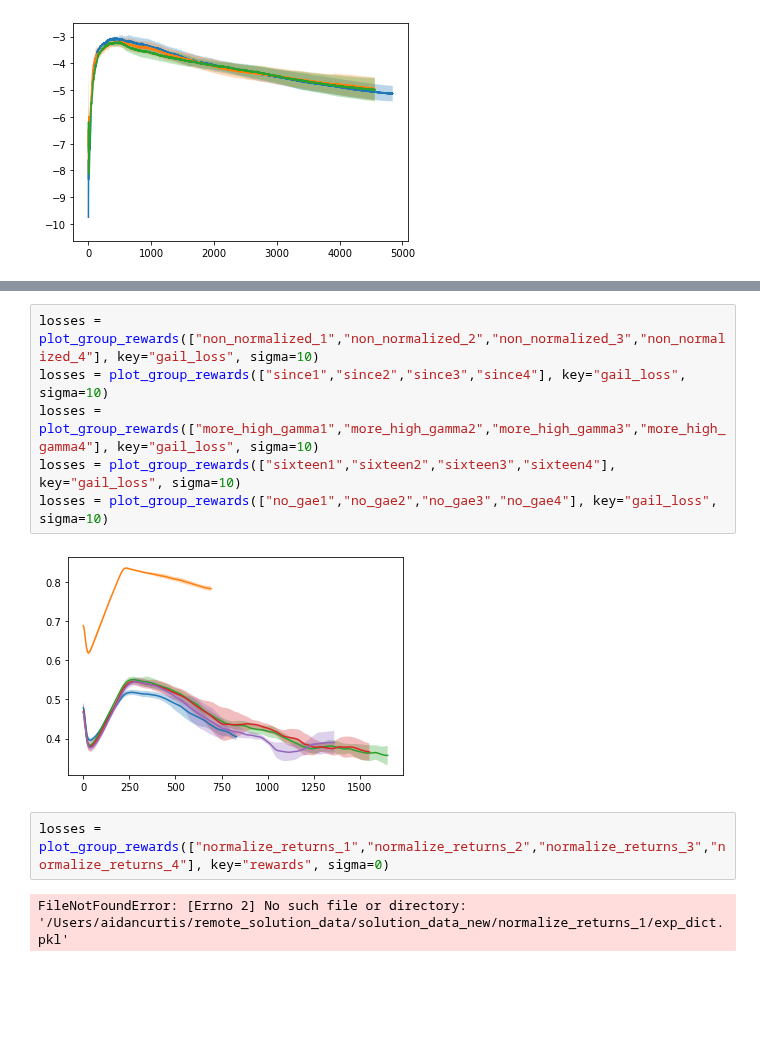
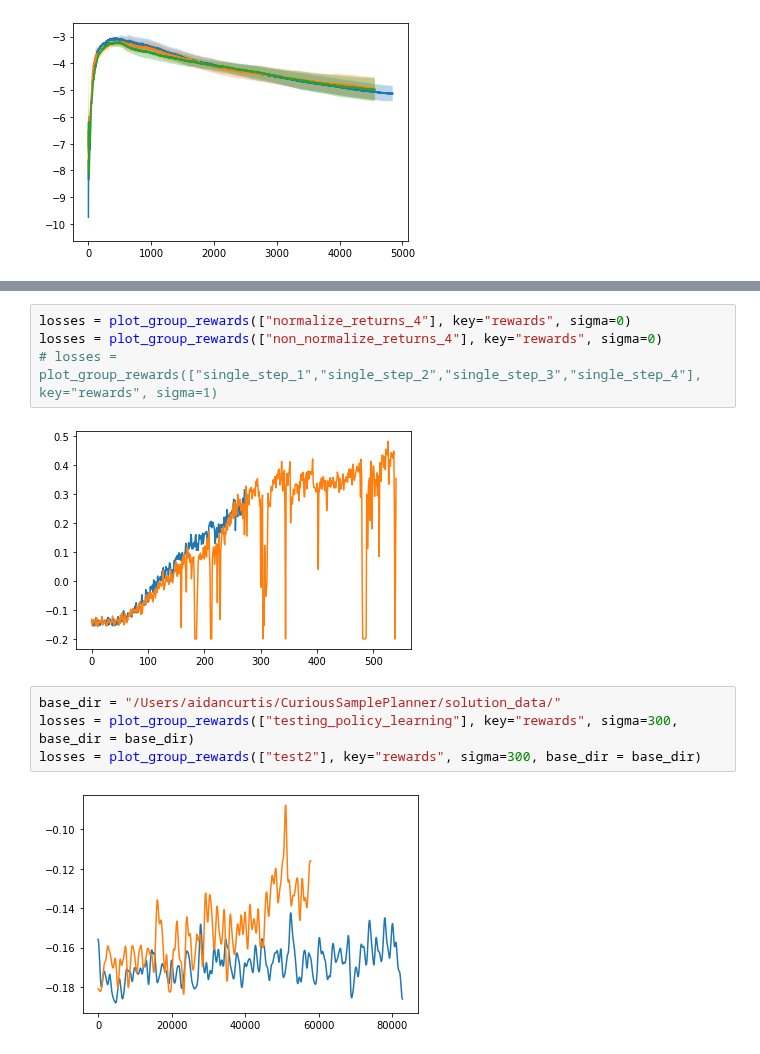
Before and after one commit to neuroailab/CuriousSamplePlanner, a Jupyter notebook: policy_learning/Policy Learning Results.ipynb, the cells around one changed output, grey strips where cells are left out. Cells and saved outputs as stored; diff of their text form; blank space fills up the shorter version.

```diff
--- a/policy_learning/Policy Learning Results.ipynb
+++ b/policy_learning/Policy Learning Results.ipynb
@@ -291,12 +291,12 @@ plt.legend(['non_normalized', 'since', 'more_high_gamma', 'sixteen', 'no_gae', '
-# %%
-losses = plot_group_rewards(["non_normalized_1","non_normalized_2","non_normalized_3","non_normalized_4"], key="gail_loss", sigma=10)
-losses = plot_group_rewards(["since1","since2","since3","since4"], key="gail_loss", sigma=10)
-losses = plot_group_rewards(["more_high_gamma1","more_high_gamma2","more_high_gamma3","more_high_gamma4"], key="gail_loss", sigma=10)
-losses = plot_group_rewards(["sixteen1","sixteen2","sixteen3","sixteen4"], key="gail_loss", sigma=10)
-losses = plot_group_rewards(["no_gae1","no_gae2","no_gae3","no_gae4"], key="gail_loss", sigma=10)
-# %% [output]
-[figure, removed]
-# %%
-losses = plot_group_rewards(["normalize_returns_1","normalize_returns_2","normalize_returns_3","normalize_returns_4"], key="rewards", sigma=0)
-# %% [output]
-FileNotFoundError: [Errno 2] No such file or directory: '/Users/aidancurtis/remote_solution_data/solution_data_new/normalize_returns_1/exp_dict.pkl'
+# %%
+losses = plot_group_rewards(["normalize_returns_4"], key="rewards", sigma=0)
+losses = plot_group_rewards(["non_normalize_returns_4"], key="rewards", sigma=0)
+# losses = plot_group_rewards(["single_step_1","single_step_2","single_step_3","single_step_4"], key="rewards", sigma=1)
+# %% [output]
+[figure, added]
+# %%
+base_dir = "/Users/aidancurtis/CuriousSamplePlanner/solution_data/"
+losses = plot_group_rewards(["testing_policy_learning"], key="rewards", sigma=300, base_dir = base_dir)
+losses = plot_group_rewards(["test2"], key="rewards", sigma=300, base_dir = base_dir)
+# %% [output]
+[figure, added]
```
Also changed, not shown: parts of 2 cells of this notebook, 20 other files.
